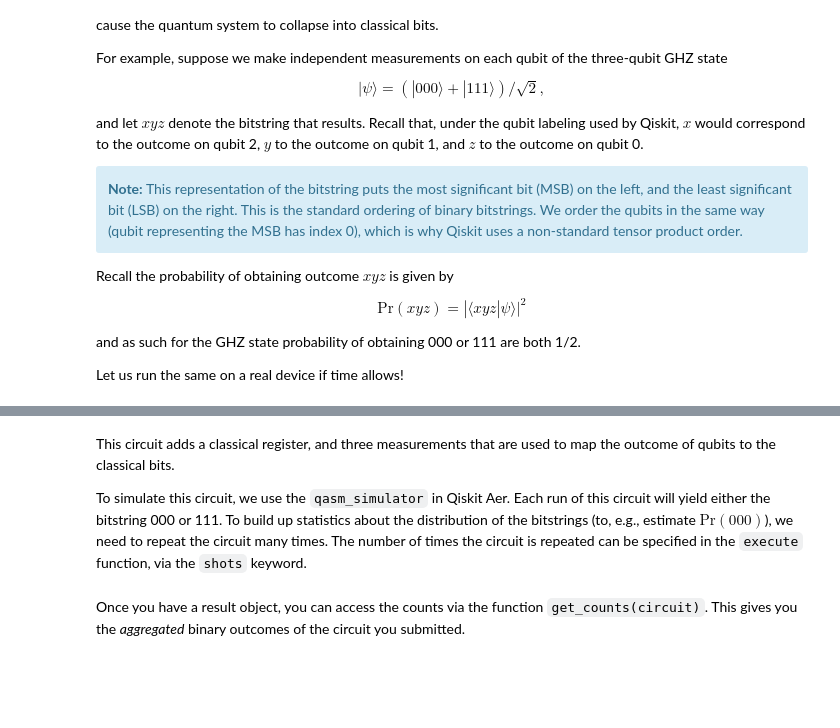
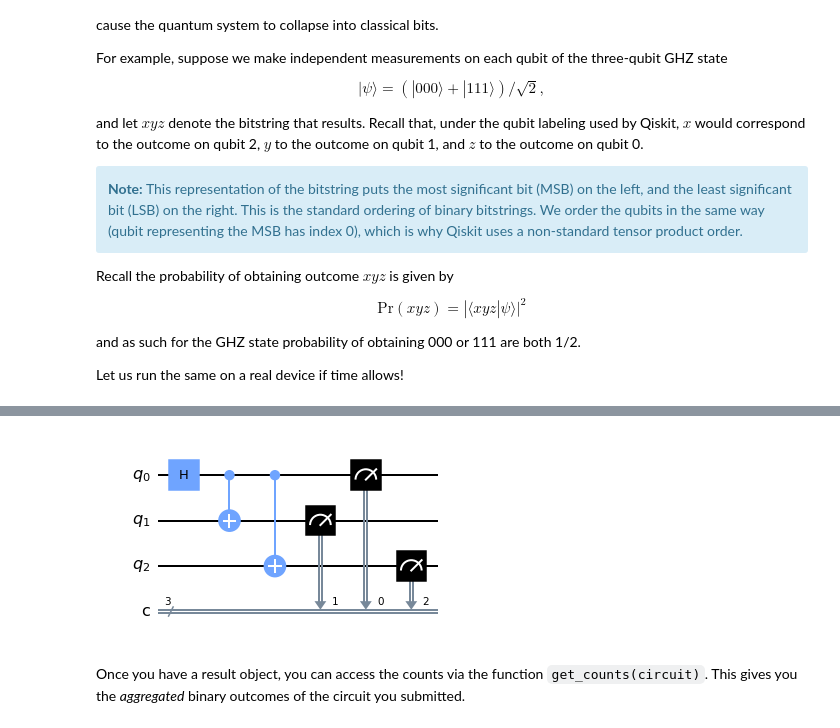
Before and after one commit to mrvee-qC-bee/aug-12-workshop-resources, a Jupyter notebook: 1_getting_started_with_qiskit.ipynb, the cells around one changed output, grey strips where cells are left out. Cells and saved outputs as stored; diff of their text form; code cells hidden in the pictures; blank space fills up the shorter version.

```diff
--- a/1_getting_started_with_qiskit.ipynb
+++ b/1_getting_started_with_qiskit.ipynb
@@ -221,3 +230,10 @@ Let us run the same on a real device if time allows!
+# %%
+# add measurement
+circuit.measure([0,1,2],[0,1,2])
+# draw circuit
+circuit.draw(output = "mpl")
+# %% [output]
+[figure, added]
 # %%
 # Use Aer's qasm_simulator
 backend_sim = Aer.get_backend('qasm_simulator')
@@ -229,9 +245,5 @@ job_sim = backend_sim.run(transpile(qc, backend_sim), shots=1024)
 
 # Grab the results from the job.
 result_sim = job_sim.result()
-# %% [markdown]
-This circuit adds a classical register, and three measurements that are used to map the outcome of qubits to the classical bits.
-
-To simulate this circuit, we use the ``qasm_simulator`` in Qiskit Aer. Each run of this circuit will yield either the bitstring 000 or 111. To build up statistics about the distribution of the bitstrings (to, e.g., estimate $\mathrm{Pr}(000)$), we need to repeat the circuit many times. The number of times the circuit is repeated can be specified in the ``execute`` function, via the ``shots`` keyword.
 # %% [markdown]
 Once you have a result object, you can access the counts via the function `get_counts(circuit)`. This gives you the _aggregated_ binary outcomes of the circuit you submitted.
```
Also changed, not shown: parts of 20 cells of this notebook.
